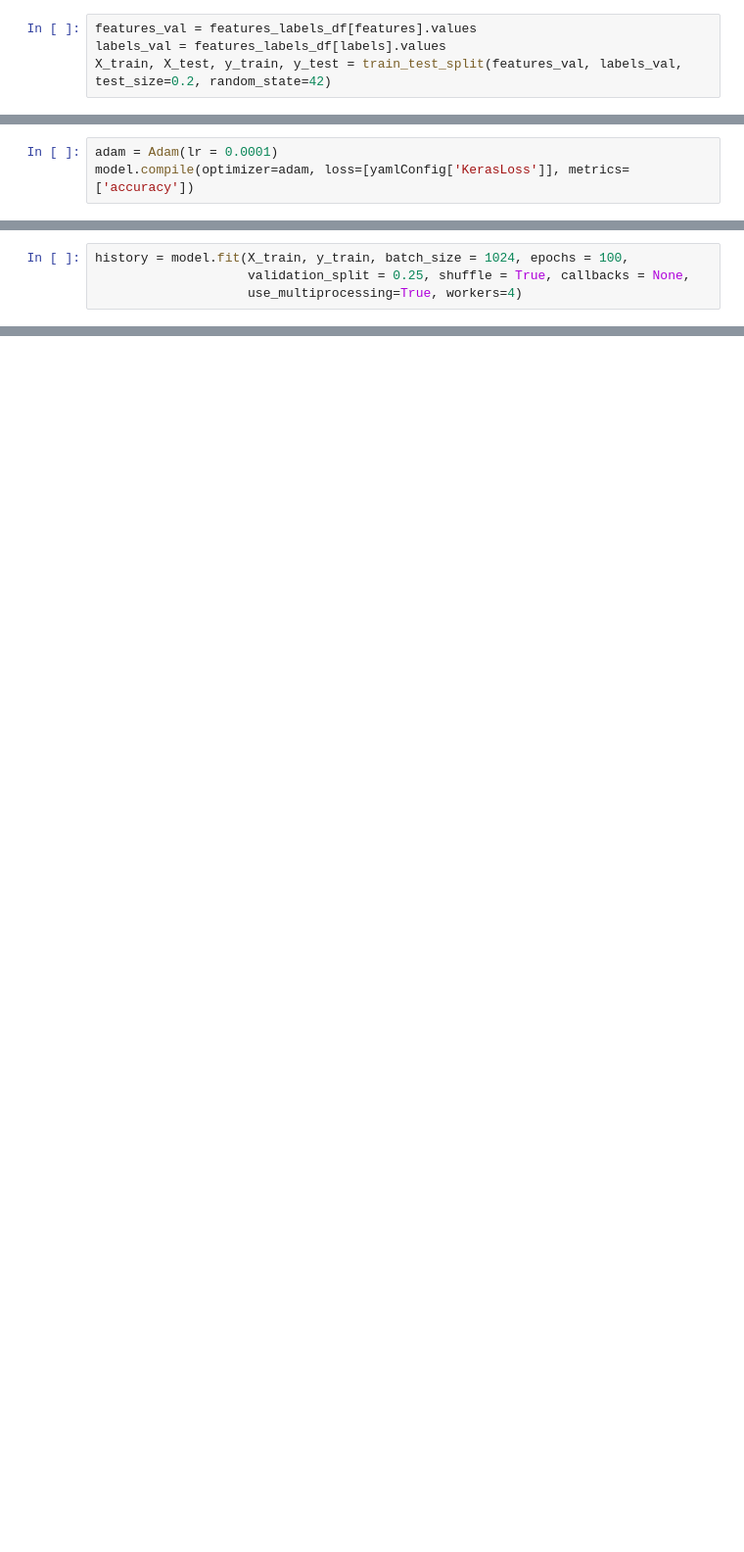
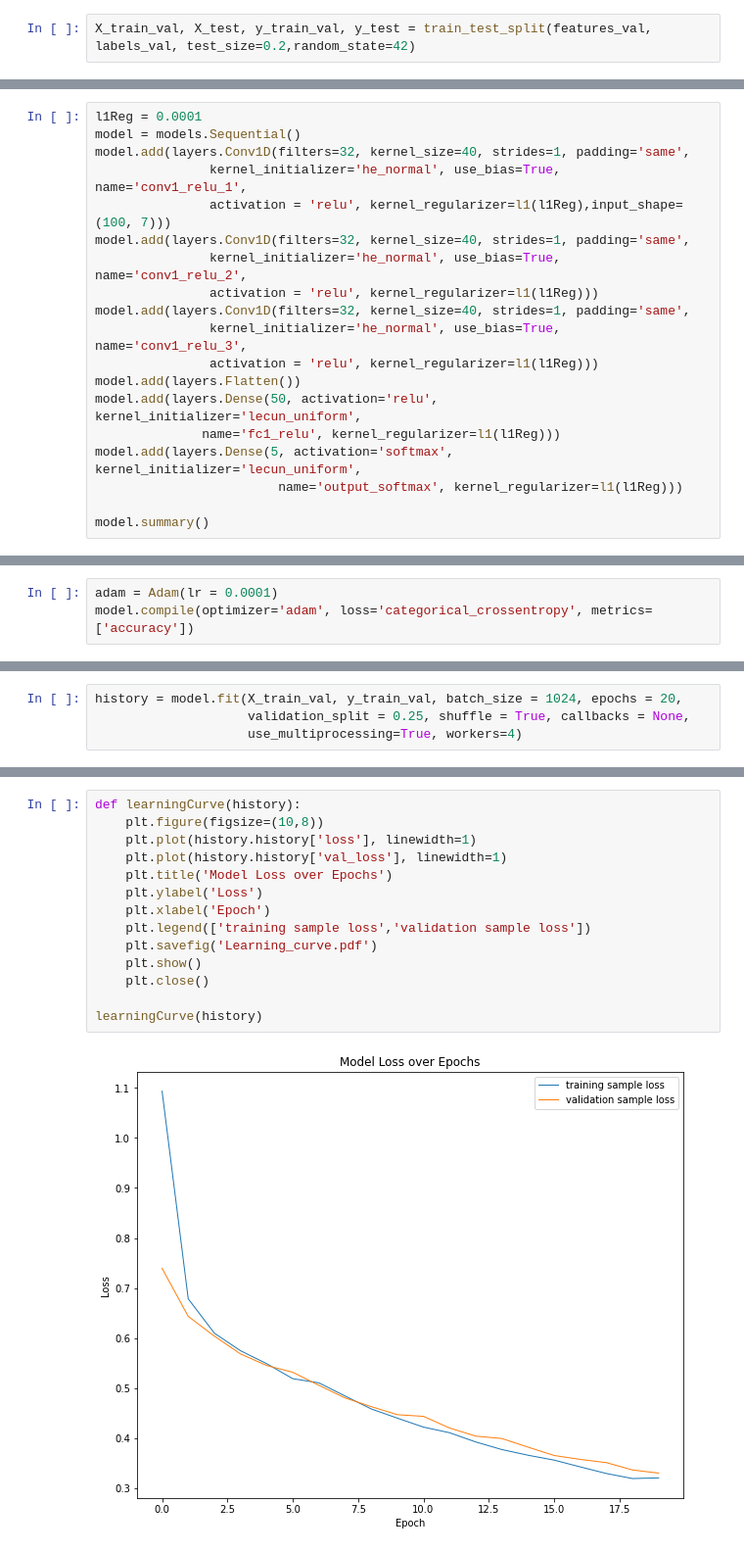
Before and after one commit to seanshuw/ML, a Jupyter notebook: CNN1D.ipynb, the cells around one changed output, grey strips where cells are left out. Shown at 98% size. Drawn from its saved outputs; the diff is of its cells as text; blank space fills up the shorter version.

```diff
--- a/CNN1D.ipynb
+++ b/CNN1D.ipynb
@@ -116,4 +106,2 @@ features_labels_df
 # %%
-features_val = features_labels_df[features].values
-labels_val = features_labels_df[labels].values
-X_train, X_test, y_train, y_test = train_test_split(features_val, labels_val, test_size=0.2, random_state=42)
+X_train_val, X_test, y_train_val, y_test = train_test_split(features_val, labels_val, test_size=0.2,random_state=42)
@@ -119,0 +119,19 @@ X_train, X_test, y_train, y_test = train_test_split(features_val, labels_val, te
+# %%
+l1Reg = 0.0001
+model = models.Sequential()
+model.add(layers.Conv1D(filters=32, kernel_size=40, strides=1, padding='same',
+               kernel_initializer='he_normal', use_bias=True, name='conv1_relu_1',
+               activation = 'relu', kernel_regularizer=l1(l1Reg),input_shape=(100, 7)))
+model.add(layers.Conv1D(filters=32, kernel_size=40, strides=1, padding='same',
+               kernel_initializer='he_normal', use_bias=True, name='conv1_relu_2',
+               activation = 'relu', kernel_regularizer=l1(l1Reg)))
+model.add(layers.Conv1D(filters=32, kernel_size=40, strides=1, padding='same',
+               kernel_initializer='he_normal', use_bias=True, name='conv1_relu_3',
+               activation = 'relu', kernel_regularizer=l1(l1Reg)))
+model.add(layers.Flatten())
+model.add(layers.Dense(50, activation='relu', kernel_initializer='lecun_uniform',
+              name='fc1_relu', kernel_regularizer=l1(l1Reg)))
+model.add(layers.Dense(5, activation='softmax', kernel_initializer='lecun_uniform',
+                        name='output_softmax', kernel_regularizer=l1(l1Reg)))
+
+model.summary()
@@ -120,3 +159,3 @@ X_train, X_test, y_train, y_test = train_test_split(features_val, labels_val, te
 # %%
 adam = Adam(lr = 0.0001)
-model.compile(optimizer=adam, loss=[yamlConfig['KerasLoss']], metrics=['accuracy'])
+model.compile(optimizer='adam', loss='categorical_crossentropy', metrics=['accuracy'])
@@ -125,4 +162,4 @@ NameError: name 'model' is not defined
 # %%
-history = model.fit(X_train, y_train, batch_size = 1024, epochs = 100,
+history = model.fit(X_train_val, y_train_val, batch_size = 1024, epochs = 20,
                     validation_split = 0.25, shuffle = True, callbacks = None,
                     use_multiprocessing=True, workers=4)
@@ -128,0 +207,16 @@ history = model.fit(X_train, y_train, batch_size = 1024, epochs = 100,
+# %%
+def learningCurve(history):
+    plt.figure(figsize=(10,8))
+    plt.plot(history.history['loss'], linewidth=1)
+    plt.plot(history.history['val_loss'], linewidth=1)
+    plt.title('Model Loss over Epochs')
+    plt.ylabel('Loss')
+    plt.xlabel('Epoch')
+    plt.legend(['training sample loss','validation sample loss'])
+    plt.savefig('Learning_curve.pdf')
+    plt.show()
+    plt.close()
+
+learningCurve(history)
+# %% [output]
+[figure, added]
```
Also changed, not shown: parts of 26 cells of this notebook.
